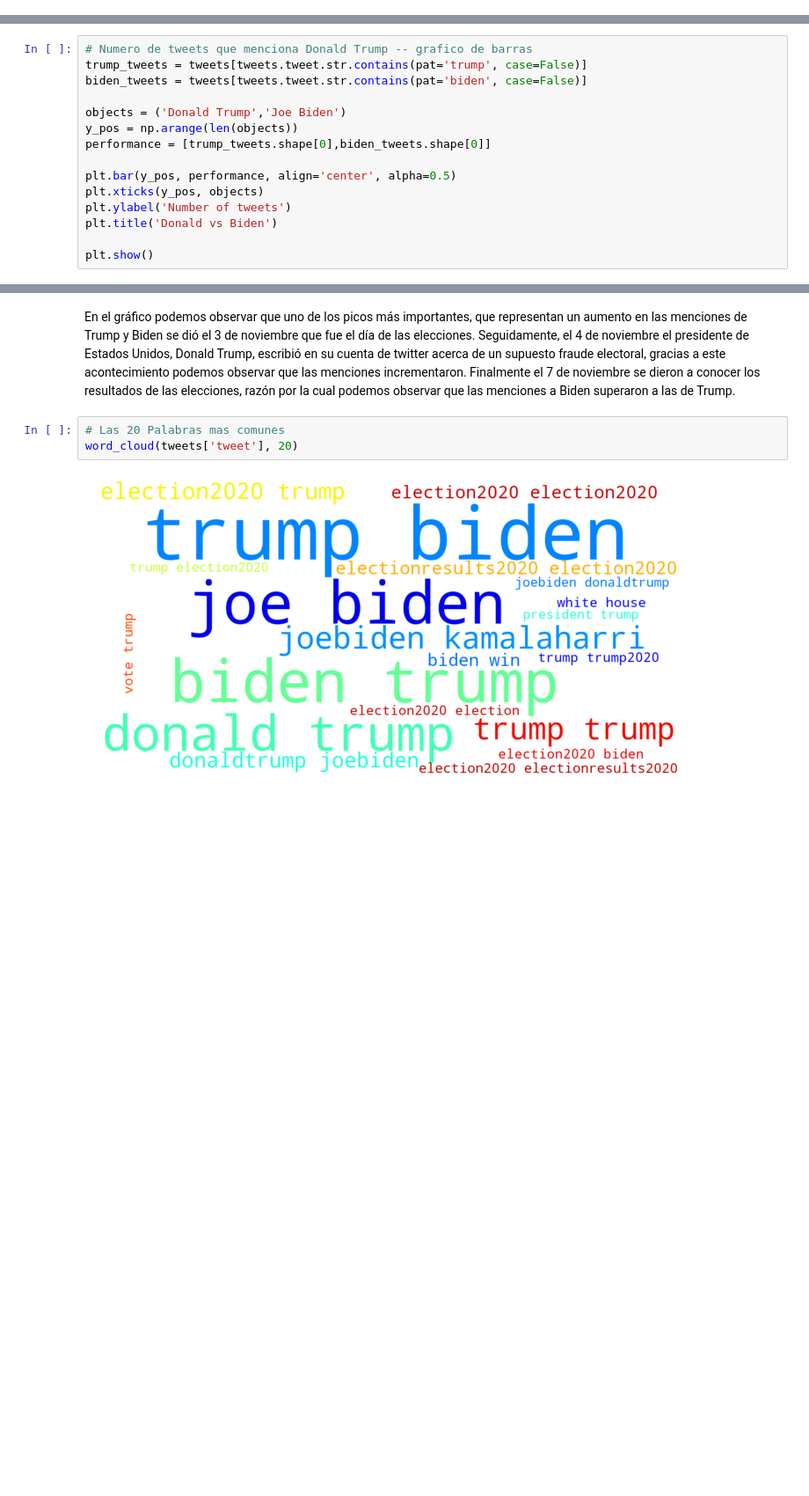
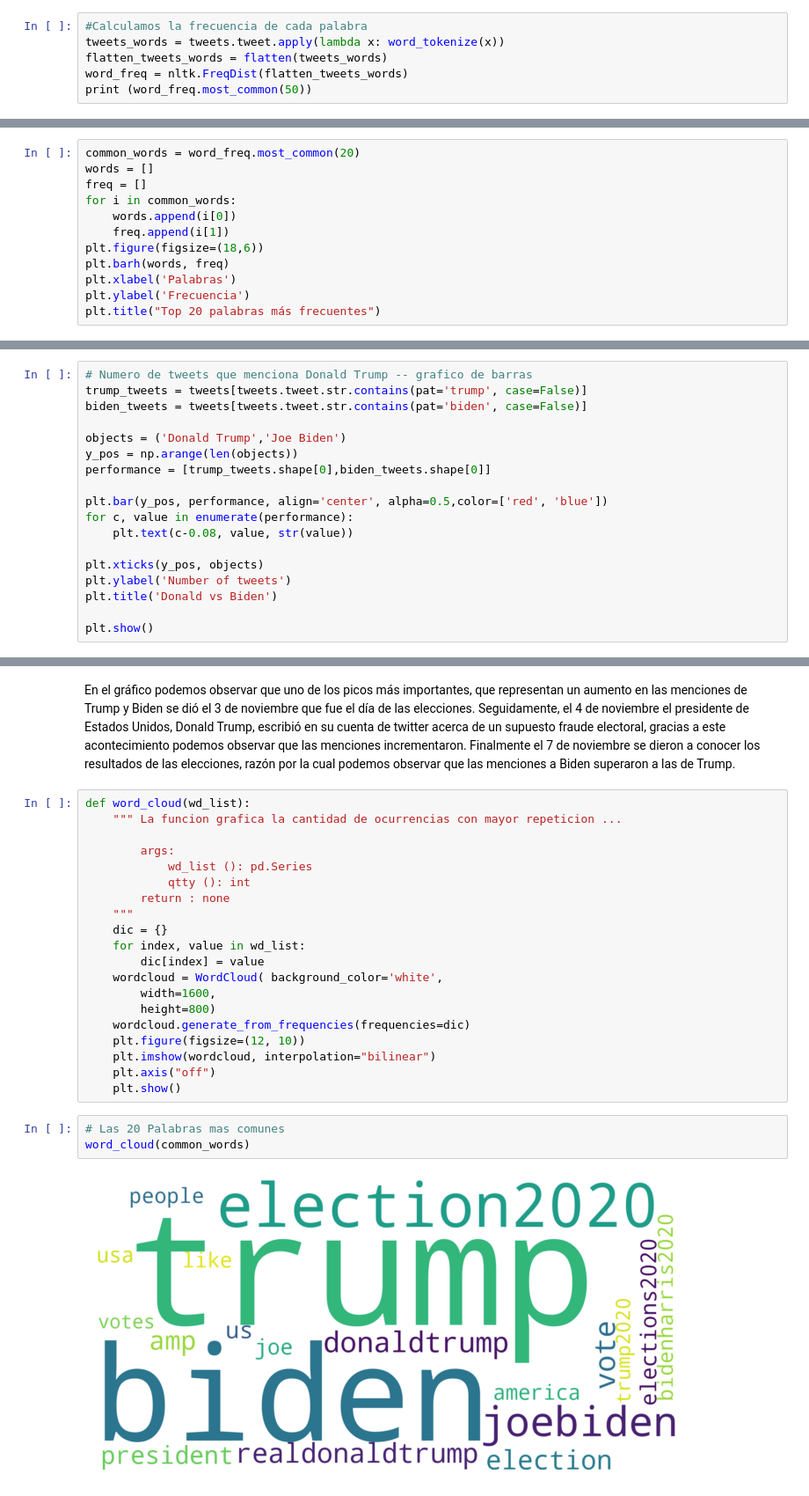
Before and after one commit to josue2510/Data_science_2020_election_support, a Jupyter notebook: Procesamiento.ipynb, the cells around one changed output, grey strips where cells are left out. Shown: that part at 88% size. Saved outputs shown, nothing was run; the diff lists cells and outputs as text; blank space fills up the shorter version.

```diff
--- a/Procesamiento.ipynb
+++ b/Procesamiento.ipynb
@@ -101,0 +96,6 @@ def word_cloud(wd_list, qtty):
+# %%
+#Calculamos la frecuencia de cada palabra
+tweets_words = tweets.tweet.apply(lambda x: word_tokenize(x))
+flatten_tweets_words = flatten(tweets_words)
+word_freq = nltk.FreqDist(flatten_tweets_words)
+print (word_freq.most_common(50))
@@ -101,0 +116,12 @@ def word_cloud(wd_list, qtty):
+# %%
+common_words = word_freq.most_common(20)
+words = []
+freq = []
+for i in common_words:
+    words.append(i[0])
+    freq.append(i[1])
+plt.figure(figsize=(18,6))
+plt.barh(words, freq)
+plt.xlabel('Palabras')
+plt.ylabel('Frecuencia')
+plt.title("Top 20 palabras más frecuentes")
@@ -108,7 +137,10 @@ objects = ('Donald Trump','Joe Biden')
 y_pos = np.arange(len(objects))
 performance = [trump_tweets.shape[0],biden_tweets.shape[0]]
 
-plt.bar(y_pos, performance, align='center', alpha=0.5)
+plt.bar(y_pos, performance, align='center', alpha=0.5,color=['red', 'blue'])
+for c, value in enumerate(performance):
+    plt.text(c-0.08, value, str(value))
+
 plt.xticks(y_pos, objects)
 plt.ylabel('Number of tweets')
 plt.title('Donald vs Biden')
@@ -145,10 +177,30 @@ plt.show()
 [figure]
 # %% [markdown]
 En el gráfico podemos observar que uno de los picos más importantes, que representan un aumento en las menciones de Trump y Biden se dió el 3 de noviembre que fue el día de las elecciones. Seguidamente, el 4 de noviembre el presidente de Estados Unidos, Donald Trump, escribió en su cuenta de twitter acerca de un supuesto fraude electoral, gracias a este acontecimiento podemos observar que las menciones incrementaron. Finalmente el 7 de noviembre se dieron a conocer los resultados de las elecciones, razón por la cual podemos observar que las menciones a Biden superaron a las de Trump.
+# %%
+def word_cloud(wd_list):
+    """ La funcion grafica la cantidad de ocurrencias con mayor repeticion ...
+
+        args:
+            wd_list (): pd.Series
+            qtty (): int
+        return : none
+    """
+    dic = {}
+    for index, value in wd_list:
+        dic[index] = value
+    wordcloud = WordCloud( background_color='white',
+        width=1600,
+        height=800)
+    wordcloud.generate_from_frequencies(frequencies=dic)
+    plt.figure(figsize=(12, 10))
+    plt.imshow(wordcloud, interpolation="bilinear")
+    plt.axis("off")
+    plt.show()
 # %%
 # Las 20 Palabras mas comunes
-word_cloud(tweets['tweet'], 20)
+word_cloud(common_words)
 # %% [output]
-[figure, old version]
+[figure, new version]
 # %%
 # 5 Palabras mas comunes para Donald Trump -- imshow
```
Also changed, not shown: parts of 15 cells of this notebook.
